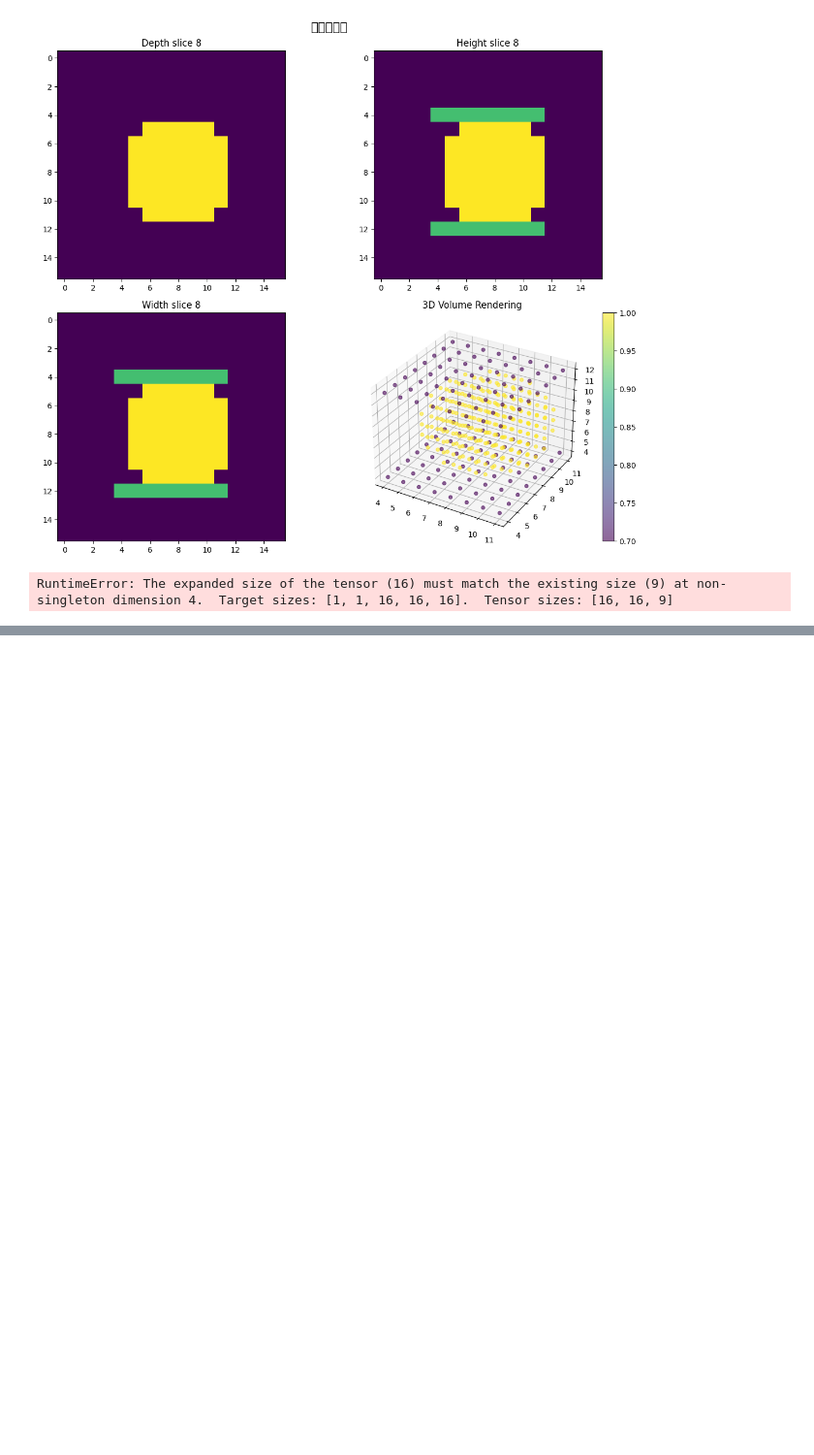
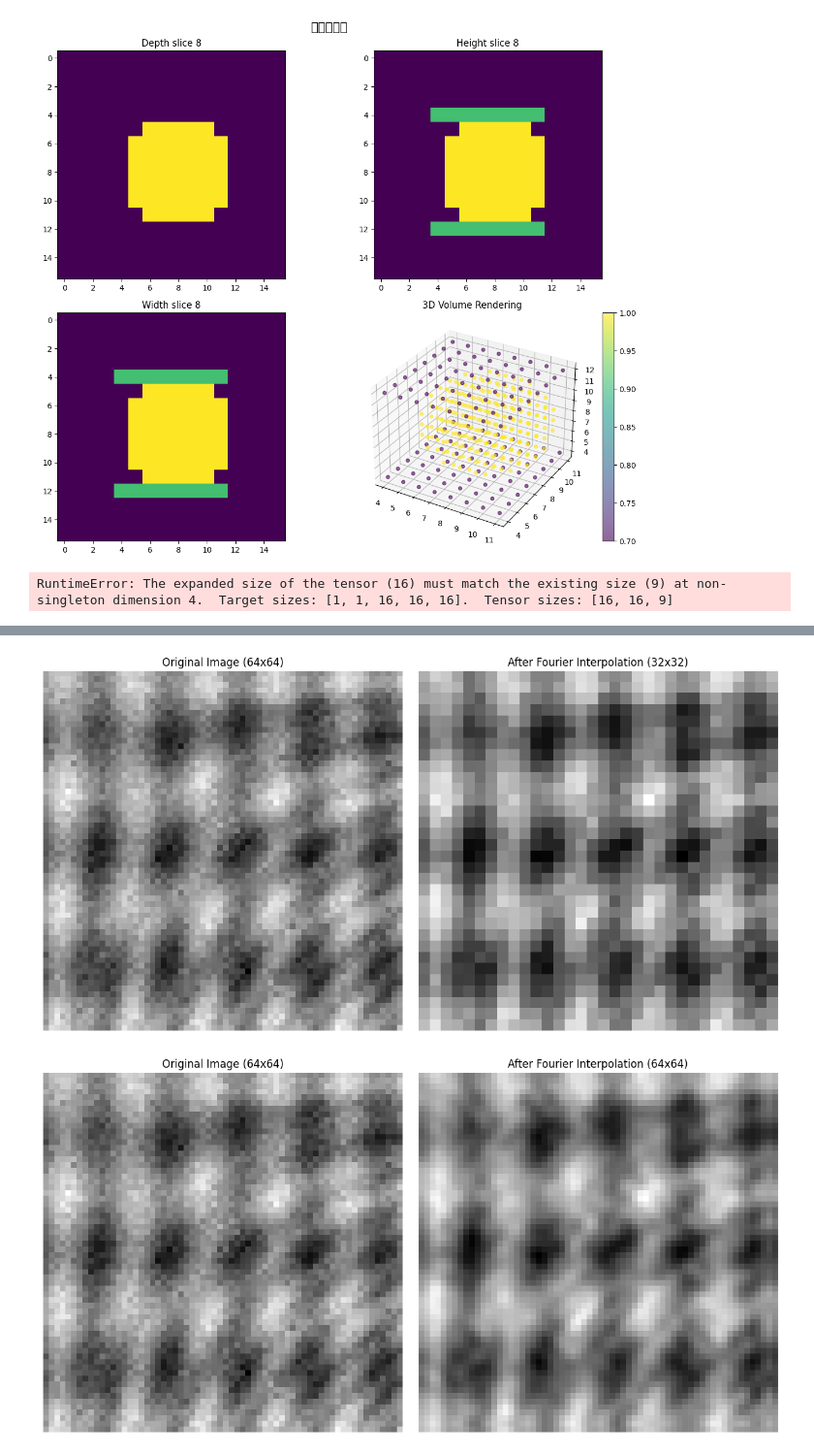
Before and after one commit to Fortuna233/paddle_SN2N, a Jupyter notebook: test.ipynb, the cells around one changed output, grey strips where cells are left out. Shown at 97% size. Saved outputs shown, nothing was run; the diff lists cells and outputs as text; code cells hidden in the pictures; blank space fills up the shorter version.

```diff
--- a/test.ipynb
+++ b/test.ipynb
@@ -492,0 +595,72 @@ print(local_now)  # 输出: 2023-10-09 16:30:00.123456
+# %%
+from sympy import im
+import torch
+import numpy as np
+import matplotlib.pyplot as plt
+from src.utils.utils_dataprocessing import fourier_interpolate
+
+
+def create_test_image(size: int = 64) -> torch.Tensor:
+    """Create a test image for demonstration of interpolation effects"""
+    # Create grid
+    x = np.linspace(0, 1, size)
+    y = np.linspace(0, 1, size)
+    xx, yy = np.meshgrid(x, y)
+
+    # Create a test image with various frequency components
+    img = np.sin(2 * np.pi * 5 * xx) + np.cos(2 * np.pi * 3 * yy)
+    img += 0.5 * np.sin(2 * np.pi * 10 * xx * yy)
+    img += 0.3 * np.random.randn(size, size)  # Add some noise
+
+    # Normalize to [0, 1]
+    img = (img - img.min()) / (img.max() - img.min())
+
+    return torch.tensor(img, dtype=torch.float32)
+
+def visualize_results(original: torch.Tensor, upsampled: torch.Tensor):
+    """Visualize the original and upsampled images"""
+    fig, axes = plt.subplots(1, 2, figsize=(12, 6))
+
+    # Display original image
+    axes[0].imshow(original.numpy(), cmap='gray')
+    axes[0].set_title(f'Original Image ({original.shape[0]}x{original.shape[1]})')
+    axes[0].axis('off')
+
+    # Display upsampled image
+    axes[1].imshow(upsampled.numpy(), cmap='gray')
+    axes[1].set_title(f'After Fourier Interpolation ({upsampled.shape[0]}x{upsampled.shape[1]})')
+    axes[1].axis('off')
+
+    plt.tight_layout()
+    plt.show()
+
+if __name__ == "__main__":
+    # Create test image
+    test_image = create_test_image(size=64)
+
+
+    kernel = torch.tensor([[[1, 0], [0, 1]],
+                           [[0, 1], [1, 0]]], requires_grad=False).float() / 2
+
+    out_channels, *spatial_dims = kernel.shape
+    kernel = kernel.view(out_channels, 1, *spatial_dims)
+    chunks_shape = test_image.shape
+    batch_chunks = test_image.view(-1, 1, *chunks_shape)
+    upsampled_image1 = fourier_interpolate(batch_chunks)
+    conv_layer = torch.nn.Conv2d(in_channels=1, out_channels=out_channels, kernel_size=2, stride=2, padding=0, bias=False)
+    conv_layer.weight.data = kernel
+    batch_chunks = conv_layer(batch_chunks)
+    visualize_results(test_image, batch_chunks[0][0].detach())
+    bilinear_image = torch.nn.functional.interpolate(batch_chunks[0][0].detach().view(-1, 1, *batch_chunks[0][0].shape), scale_factor=2, mode='bilinear')
+    upsampled_image = fourier_interpolate(batch_chunks)
+    visualize_results(test_image, upsampled_image[0][0].detach())
+    visualize_results(test_image, upsampled_image[0][1].detach())
+    visualize_results(test_image, upsampled_image[0][1].detach()/2 + upsampled_image[0][0].detach()/2)
+    visualize_results(test_image, upsampled_image1[0][0].detach())
+    visualize_results(test_image, conv_layer(upsampled_image1)[0][0].detach())
+    visualize_results(test_image, conv_layer(upsampled_image1)[0][1].detach())
+    visualize_results(test_image, conv_layer(upsampled_image1)[0][1].detach() / 2 + conv_layer(upsampled_image1)[0][0].detach() / 2)
+    visualize_results(test_image, bilinear_image[0][0])
+# %% [output]
+[figure, added]
+[figure, added]
```
Also changed, not shown: parts of 3 cells of this notebook, 9 other files.
